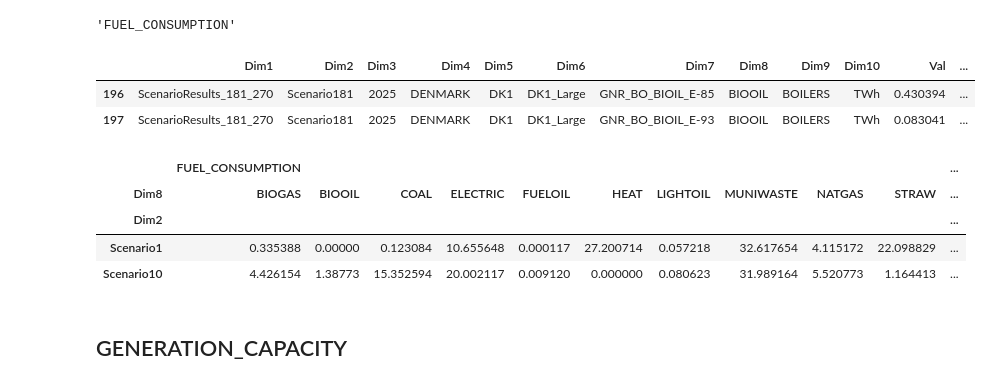
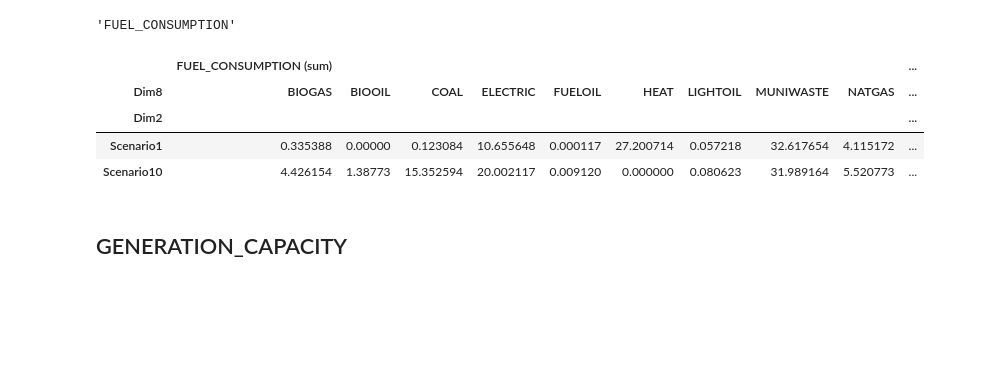
Before and after one commit to tilseb/flexsus, a Jupyter notebook: processing.ipynb, the cells around one changed output. Saved outputs shown, nothing was run; the diff lists cells and outputs as text; code cells hidden in the pictures; blank space fills up the shorter version.

```diff
--- a/processing.ipynb
+++ b/processing.ipynb
@@ -71,6 +76,16 @@ def filterYearAndCountry(df,y,c):
 def makeValFloat(df):
     df.Val = df.Val.astype(float)
     return df
+# %%
+def groupFrame(df,i,f,aver):
+    if aver:
+        df = df.groupby([i,'Dim2'])['Val'].mean().unstack().T
+        df.columns = pd.MultiIndex.from_product([[f + ' (mean)'], df.columns])
+    else:
+        df = df.groupby([i,'Dim2'])['Val'].sum().unstack().T
+        df.columns = pd.MultiIndex.from_product([[f + ' (sum)'], df.columns])
+    df = df.fillna(0)
+    return df
 # %%
 lf
 # %% [output]
@@ -399,27 +323,18 @@ lf[10]
 # %%
 # FUEL_CONSUMPTION
 df10 = readData(lf[10])
 df10 = epsToZeros(df10)
 df10 = filterYearAndCountry(df10,yyy,ccc)
 df10 = makeValFloat(df10)
-df10['technology'] = df10.Dim8 + '_' + df10.Dim9
+#df10['technology'] = df10.Dim8 + '_' + df10.Dim9
+df10 = groupFrame(df10,'Dim8',lf[10],aver=False)
 df10.head(2)
 # %% [output]
-|  | Dim1 | Dim2 | Dim3 | Dim4 | Dim5 | Dim6 | Dim7 | Dim8 | Dim9 | Dim10 | Val | ... |
-| 196 | ScenarioResults_181_270 | Scenario181 | 2025 | DENMARK | DK1 | DK1_Large | GNR_BO_BIOIL_E-85 | BIOOIL | BOILERS | TWh | 0.430394 | ... |
-| 197 | ScenarioResults_181_270 | Scenario181 | 2025 | DENMARK | DK1 | DK1_Large | GNR_BO_BIOIL_E-93 | BIOOIL | BOILERS | TWh | 0.083041 | ... |
+|  | FUEL_CONSUMPTION (sum) |  |  |  |  |  |  |  |  | ... |
+| Dim8 | BIOGAS | BIOOIL | COAL | ELECTRIC | FUELOIL | HEAT | LIGHTOIL | MUNIWASTE | NATGAS | ... |
+| Dim2 |  |  |  |  |  |  |  |  |  | ... |
+| Scenario1 | 0.335388 | 0.00000 | 0.123084 | 10.655648 | 0.000117 | 27.200714 | 0.057218 | 32.617654 | 4.115172 | ... |
+| Scenario10 | 4.426154 | 1.38773 | 15.352594 | 20.002117 | 0.009120 | 0.000000 | 0.080623 | 31.989164 | 5.520773 | ... |
-# %%
-# group data frame
-df10 = df10.groupby(['Dim8','Dim2'])['Val'].sum().unstack().T
-df10 = df10.fillna(0)
-df10.columns = pd.MultiIndex.from_product([[lf[10]], df10.columns])
-df10.head(2)
-# %% [output]
-|  | FUEL_CONSUMPTION |  |  |  |  |  |  |  |  |  | ... |
-| Dim8 | BIOGAS | BIOOIL | COAL | ELECTRIC | FUELOIL | HEAT | LIGHTOIL | MUNIWASTE | NATGAS | STRAW | ... |
-| Dim2 |  |  |  |  |  |  |  |  |  |  | ... |
-| Scenario1 | 0.335388 | 0.00000 | 0.123084 | 10.655648 | 0.000117 | 27.200714 | 0.057218 | 32.617654 | 4.115172 | 22.098829 | ... |
-| Scenario10 | 4.426154 | 1.38773 | 15.352594 | 20.002117 | 0.009120 | 0.000000 | 0.080623 | 31.989164 | 5.520773 | 1.164413 | ... |
 # %% [markdown]
 ## GENERATION_CAPACITY
 # %%
```
Also changed, not shown: parts of 44 cells of this notebook.
